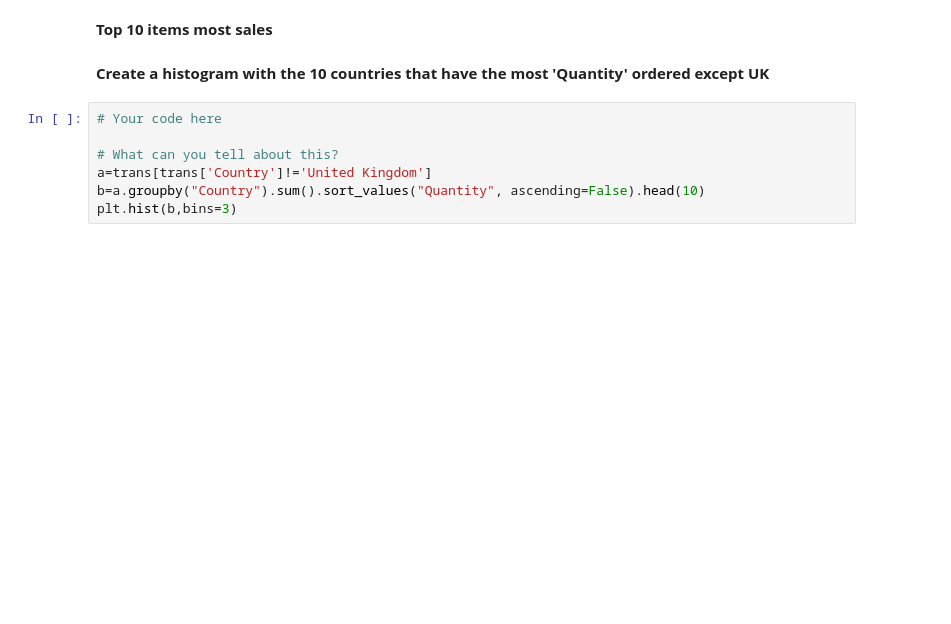
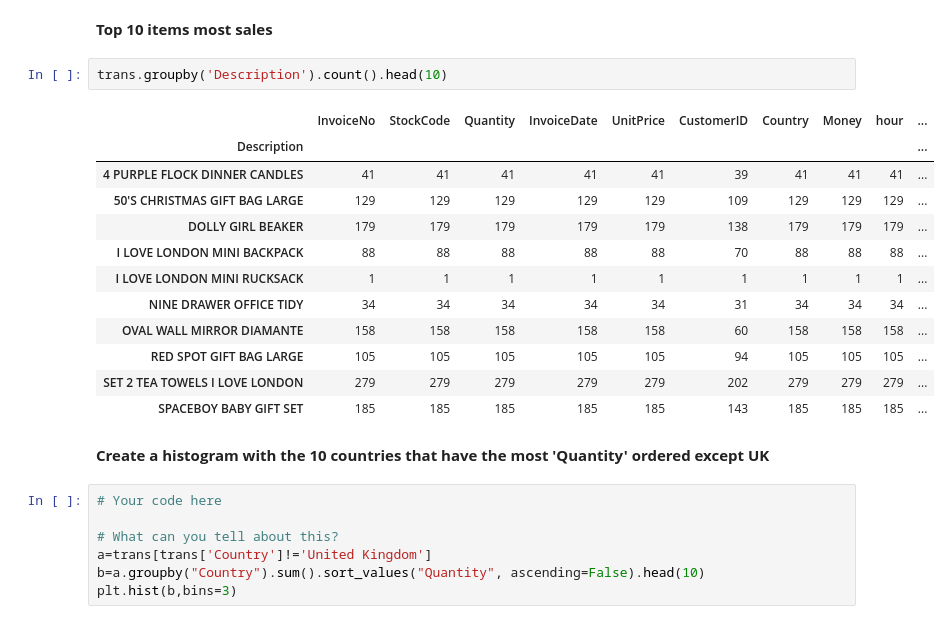
Before and after one commit to kvt0012/ex_DS_w3, a Jupyter notebook: Copy_of_Assignment_3_EDA.ipynb, the cells around one changed output. Cells and saved outputs as stored; diff of their text form; blank space fills up the shorter version.

```diff
--- a/Copy_of_Assignment_3_EDA.ipynb
+++ b/Copy_of_Assignment_3_EDA.ipynb
@@ -255,5 +286,20 @@ trans[trans['Country']=='United Kingdom']['CustomerID'].value_counts().head(1)
 # %% [markdown]
 **Top 10 items most sales**
+# %%
+trans.groupby('Description').count().head(10)
+# %% [output]
+|  | InvoiceNo | StockCode | Quantity | InvoiceDate | UnitPrice | CustomerID | Country | Money | hour | ... |
+| Description |  |  |  |  |  |  |  |  |  | ... |
+| 4 PURPLE FLOCK DINNER CANDLES | 41 | 41 | 41 | 41 | 41 | 39 | 41 | 41 | 41 | ... |
+| 50'S CHRISTMAS GIFT BAG LARGE | 129 | 129 | 129 | 129 | 129 | 109 | 129 | 129 | 129 | ... |
+| DOLLY GIRL BEAKER | 179 | 179 | 179 | 179 | 179 | 138 | 179 | 179 | 179 | ... |
+| I LOVE LONDON MINI BACKPACK | 88 | 88 | 88 | 88 | 88 | 70 | 88 | 88 | 88 | ... |
+| I LOVE LONDON MINI RUCKSACK | 1 | 1 | 1 | 1 | 1 | 1 | 1 | 1 | 1 | ... |
+| NINE DRAWER OFFICE TIDY | 34 | 34 | 34 | 34 | 34 | 31 | 34 | 34 | 34 | ... |
+| OVAL WALL MIRROR DIAMANTE | 158 | 158 | 158 | 158 | 158 | 60 | 158 | 158 | 158 | ... |
+| RED SPOT GIFT BAG LARGE | 105 | 105 | 105 | 105 | 105 | 94 | 105 | 105 | 105 | ... |
+| SET 2 TEA TOWELS I LOVE LONDON | 279 | 279 | 279 | 279 | 279 | 202 | 279 | 279 | 279 | ... |
+| SPACEBOY BABY GIFT SET | 185 | 185 | 185 | 185 | 185 | 143 | 185 | 185 | 185 | ... |
 # %% [markdown]
 **Create a histogram with the 10 countries that have the most 'Quantity' ordered except UK**
 # %%
```
Also changed, not shown: parts of 7 cells of this notebook.
